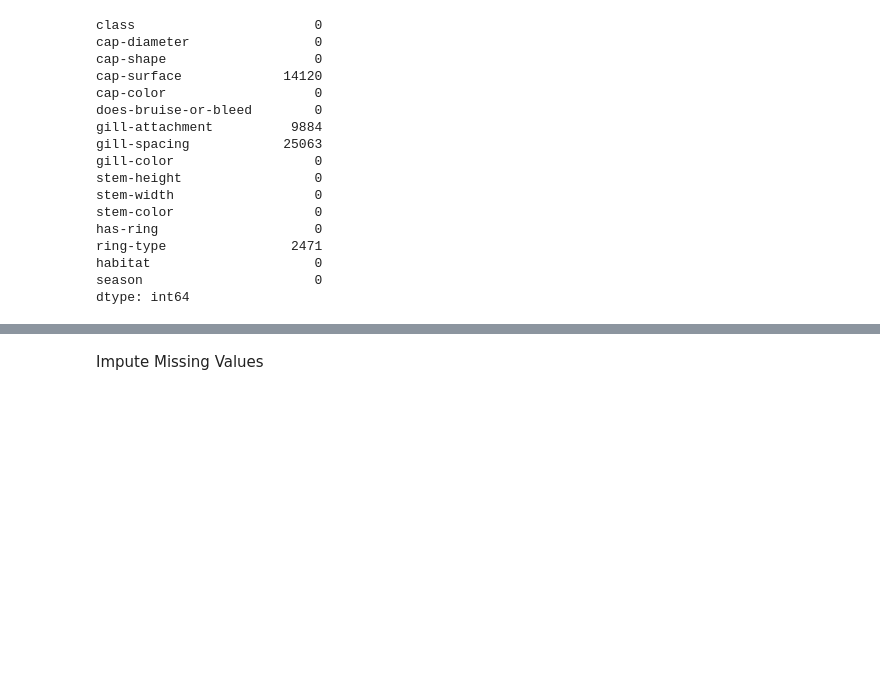
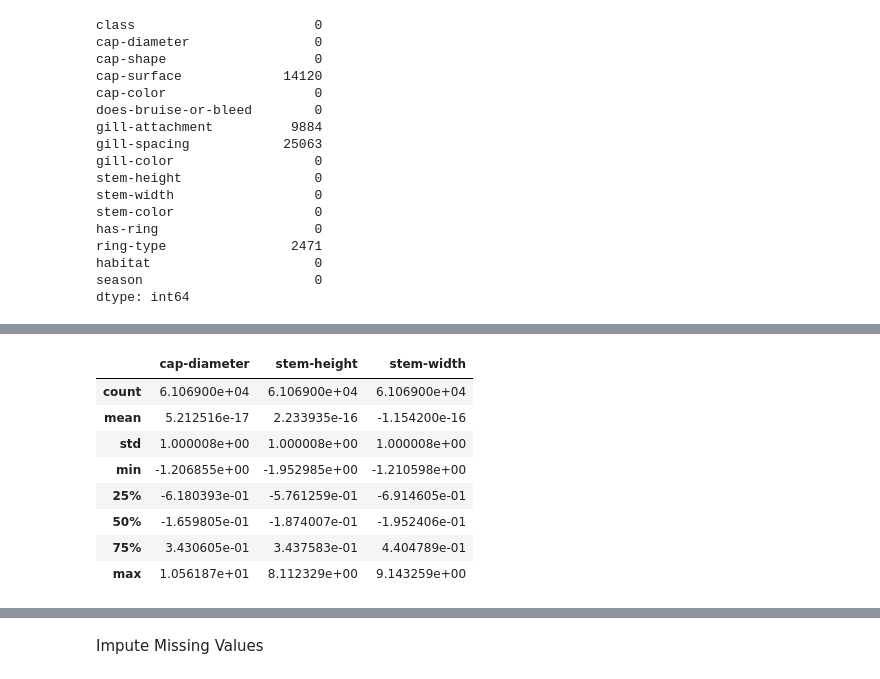
Before and after one commit to GerardoG2/PoisonMushroomClassifier, a Jupyter notebook: Notebooks/datacleaning.ipynb, the cells around one changed output, grey strips where cells are left out. Saved outputs shown, nothing was run; the diff lists cells and outputs as text; code cells hidden in the pictures; blank space fills up the shorter version.

```diff
--- a/Notebooks/datacleaning.ipynb
+++ b/Notebooks/datacleaning.ipynb
@@ -292,0 +165,17 @@ for class_label in y_test.unique():
+# %%
+# Standardize numeric columns
+from sklearn.preprocessing import StandardScaler
+scaler = StandardScaler()
+numeric_cols = ['cap-diameter', 'stem-height', 'stem-width']
+df[numeric_cols] = scaler.fit_transform(df[numeric_cols])
+df.describe()
+# %% [output]
+|  | cap-diameter | stem-height | stem-width |
+| count | 6.106900e+04 | 6.106900e+04 | 6.106900e+04 |
+| mean | 5.212516e-17 | 2.233935e-16 | -1.154200e-16 |
+| std | 1.000008e+00 | 1.000008e+00 | 1.000008e+00 |
+| min | -1.206855e+00 | -1.952985e+00 | -1.210598e+00 |
+| 25% | -6.180393e-01 | -5.761259e-01 | -6.914605e-01 |
+| 50% | -1.659805e-01 | -1.874007e-01 | -1.952406e-01 |
+| 75% | 3.430605e-01 | 3.437583e-01 | 4.404789e-01 |
+| max | 1.056187e+01 | 8.112329e+00 | 9.143259e+00 |
```
Also changed, not shown: parts of 13 cells of this notebook.
